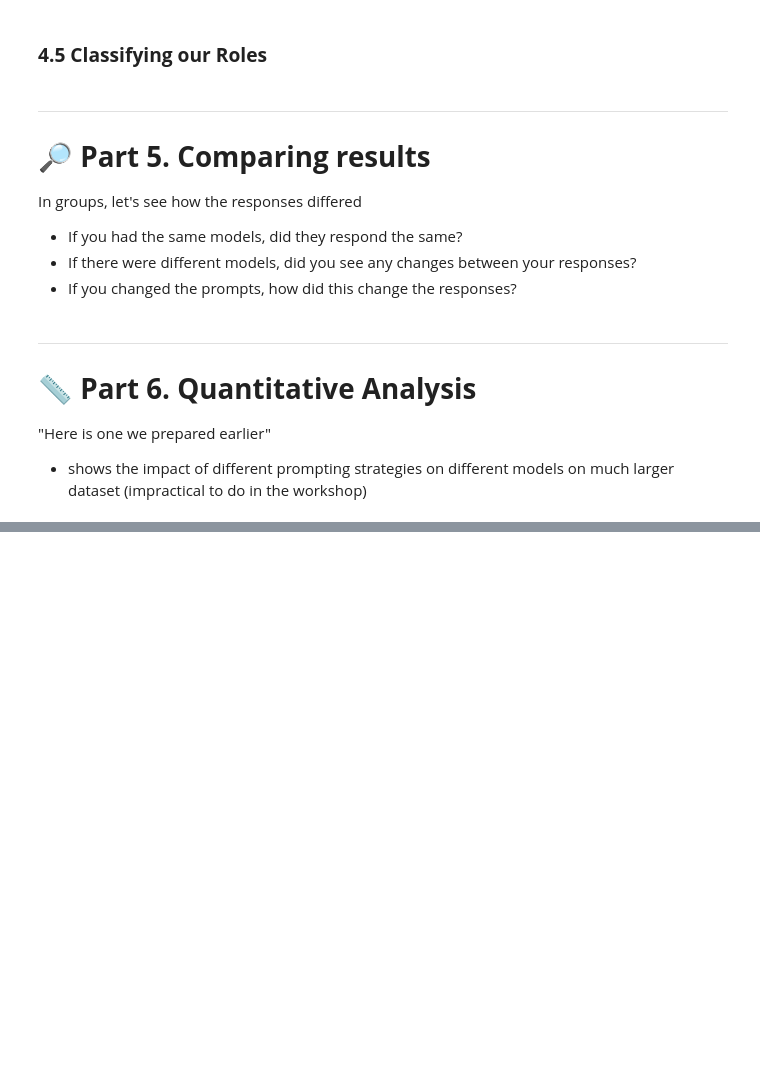
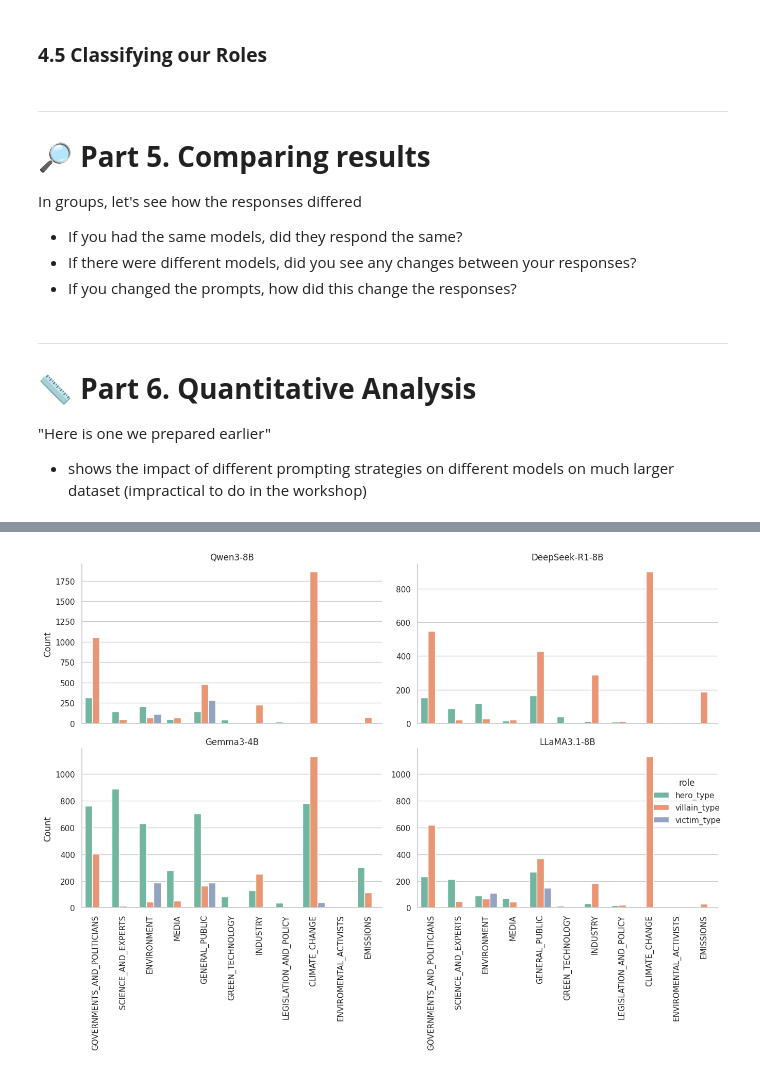
Before and after one commit to Fonzzy1/LLM-Workshop, a Jupyter notebook: workshop.ipynb, the cells around one changed output, grey strips where cells are left out. Cells and saved outputs as stored; diff of their text form; code cells hidden in the pictures; blank space fills up the shorter version.

```diff
--- a/workshop.ipynb
+++ b/workshop.ipynb
@@ -659,3 +672,12 @@ In groups, let's see how the responses differed
 # **📏 Part 6. Quantitative Analysis**
 "Here is one we prepared earlier"
 * shows the impact of different prompting strategies on different models on much larger dataset (impractical to do in the workshop)
+# %%
+import pandas as pd
+
+qwen_prebaked  = pd.read_pickle('https://github.com/Fonzzy1/LLM-Workshop/raw/refs/heads/main/qwen3:8b.pkl')
+deepseek_prebaked = pd.read_pickle('https://github.com/Fonzzy1/LLM-Workshop/raw/refs/heads/main/deepseek-r1:8b.pkl')
+gemma_prebaked = pd.read_pickle("https://github.com/Fonzzy1/LLM-Workshop/raw/refs/heads/main/gemma3:4b.pkl")
+lamma_prebaked = pd.read_pickle("https://github.com/Fonzzy1/LLM-Workshop/raw/refs/heads/main/llama3.1:8b.pkl")
+
+gemma_prebaked
@@ -661,0 +698,57 @@ In groups, let's see how the responses differed
+# %%
+import pandas as pd
+import seaborn as sns
+import matplotlib.pyplot as plt
+
+# Add model labels
+qwen_prebaked["model"] = "Qwen3-8B"
+deepseek_prebaked["model"] = "DeepSeek-R1-8B"
+gemma_prebaked["model"] = "Gemma3-4B"
+lamma_prebaked["model"] = "LLaMA3.1-8B"
+
+# Combine
+df = pd.concat(
+    [qwen_prebaked, deepseek_prebaked, gemma_prebaked, lamma_prebaked],
+    ignore_index=True
+)
+
+# --- 3. Melt to long format ---
+long_df = df.melt(
+    id_vars=["tweetid", "model",'sentiment','clean_message'],  # ensure tweetid is included
+    value_vars=["hero_type", "villain_type", "victim_type"],
+    var_name="role",
+    value_name="type"
+)
+
+import seaborn as sns
+import matplotlib.pyplot as plt
+
+# Set theme
+sns.set_theme(style="whitegrid")
+
+# Create catplot
+g = sns.catplot(
+    data=long_df,
+    x="type",
+    hue="role",          # color by role now
+    col="model",         # one plot per model
+    kind="count",
+    height=5,
+    aspect=1.2,
+    sharey=False,
+    palette="Set2",
+    col_wrap=2           # 2x2 grid
+)
+
+# Titles and labels
+g.set_titles("{col_name}")
+g.set_axis_labels("", "Count")
+
+# Rotate x-axis labels for readability
+for ax in g.axes.flat:
+    ax.tick_params(axis='x', rotation=90)
+
+plt.tight_layout()
+plt.show()
+# %% [output]
+[figure, added]
```
Also changed, not shown: parts of 4 cells of this notebook.
